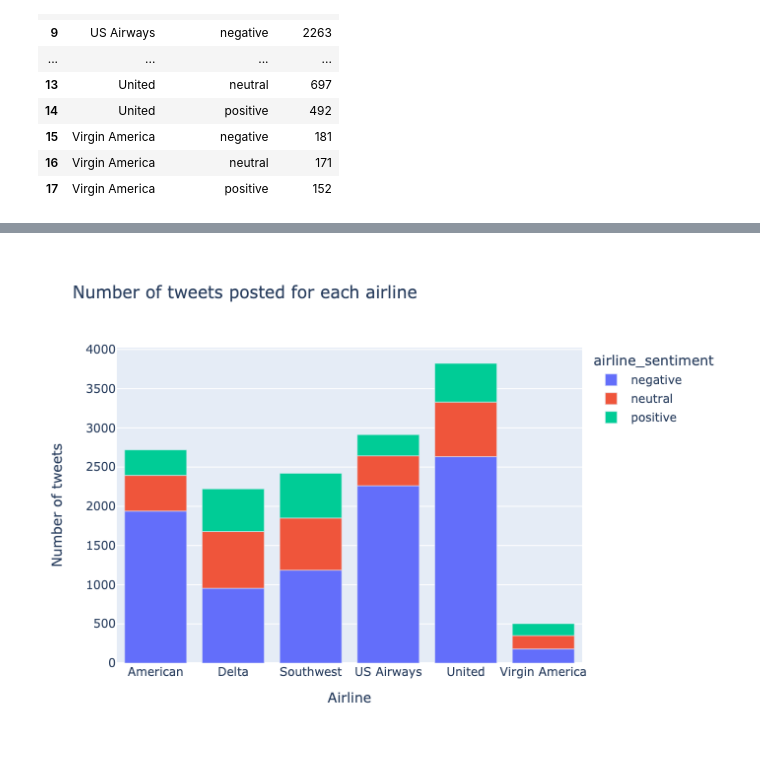
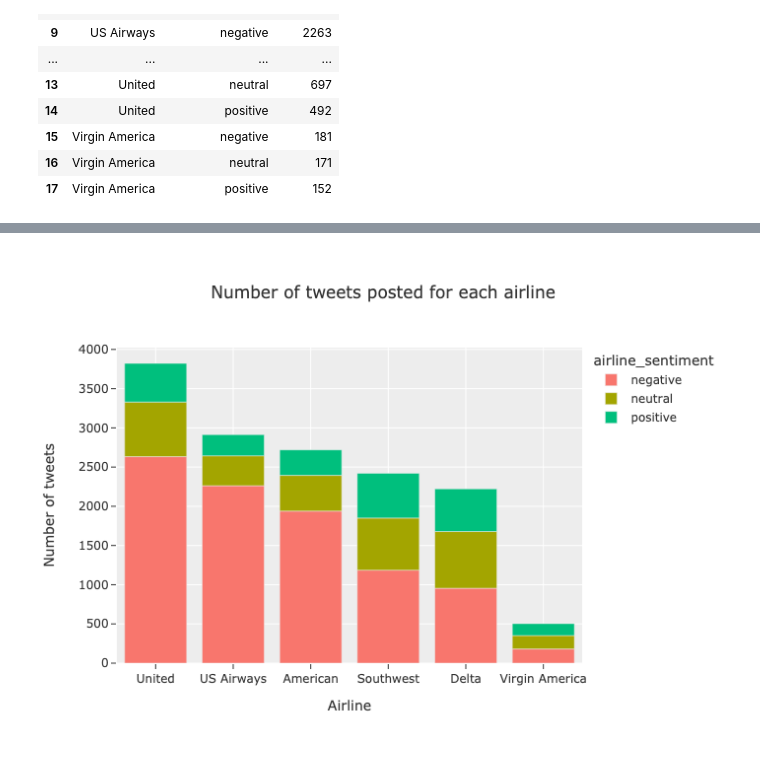
Before and after one commit to dailyLi/Twitter_US_Airline, a Jupyter notebook: EDA.ipynb, the cells around one changed output, grey strips where cells are left out. Drawn from its saved outputs; the diff is of its cells as text; code cells hidden in the pictures.

```diff
--- a/EDA.ipynb
+++ b/EDA.ipynb
@@ -11,6 +11,7 @@ warnings.filterwarnings('ignore')
 
 import plotly.express as px
 import plotly.io as pio
+pio.templates.default = "ggplot2"
 # %%
 df = pd.read_csv("tweets.csv")
 df.head()
@@ -174,11 +185,12 @@ airline
 # %%
 fig = px.bar(airline, x='airline', y='tweet_id',
              color = 'airline_sentiment',
              labels={'airline':'Airline', 'tweet_id':'Number of tweets'},
-             title='Number of tweets posted for each airline', height=500)
+             title='Number of tweets posted for each airline', height=500)\
+            .update_xaxes(categoryorder='total descending')
 fig.show()
 fig.show(renderer="png")
 #fig.write_html("visuals/byHr_speed-bar.html")
 # %% [output]
 [interactive output not drawn]
-[figure, old version]
+[figure, new version]
```
Also changed, not shown: parts of 11 cells of this notebook.
